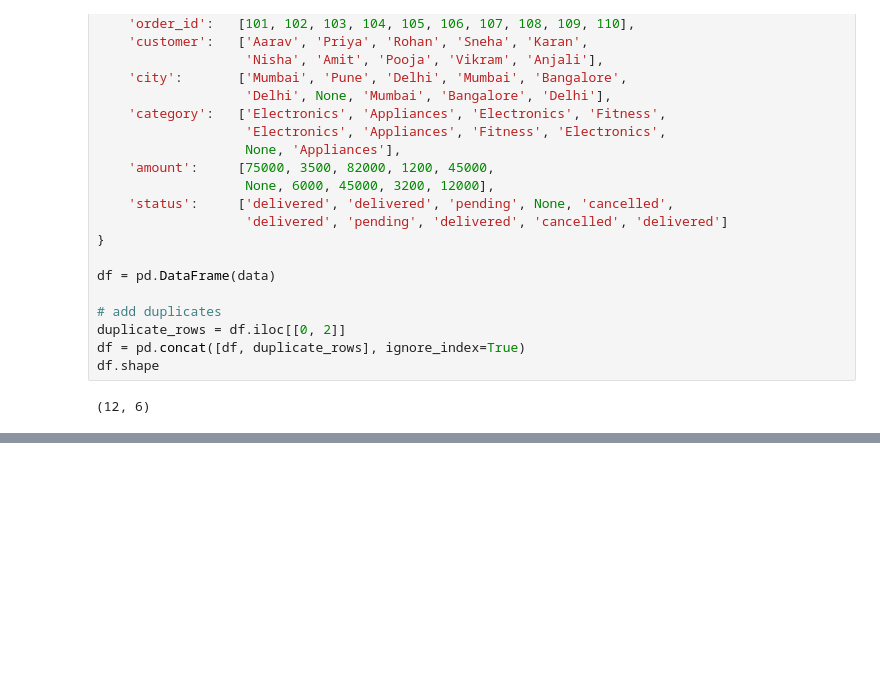
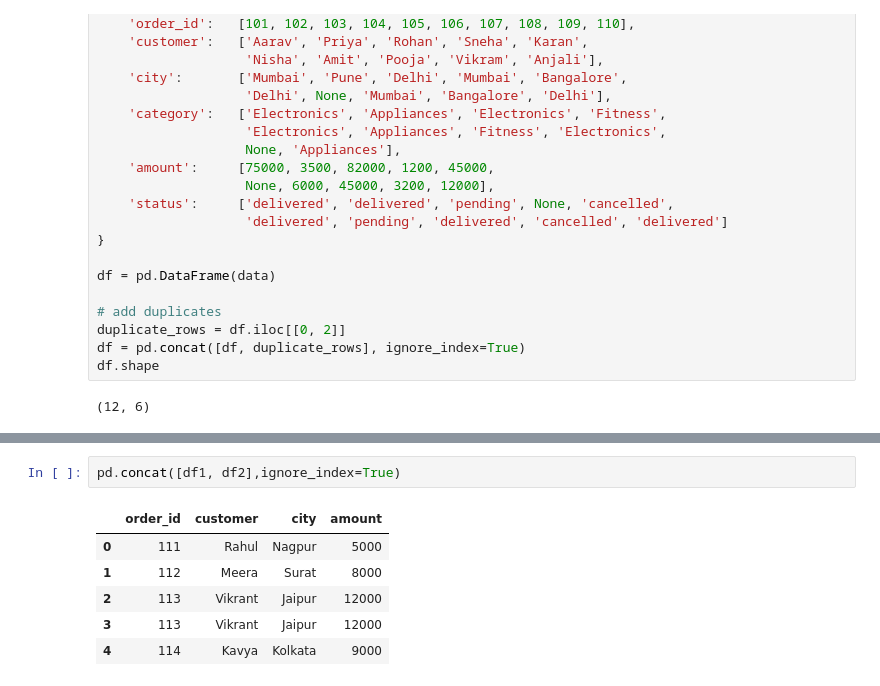
Before and after one commit to Bhakti77/pandas, a Jupyter notebook: Pandas_Intermediate.ipynb, the cells around one changed output, grey strips where cells are left out. Saved outputs shown, nothing was run; the diff lists cells and outputs as text; blank space fills up the shorter version.

```diff
--- a/Pandas_Intermediate.ipynb
+++ b/Pandas_Intermediate.ipynb
@@ -155,0 +211,9 @@ dtype: bool
+# %%
+pd.concat([df1, df2],ignore_index=True)
+# %% [output]
+|  | order_id | customer | city | amount |
+| 0 | 111 | Rahul | Nagpur | 5000 |
+| 1 | 112 | Meera | Surat | 8000 |
+| 2 | 113 | Vikrant | Jaipur | 12000 |
+| 3 | 113 | Vikrant | Jaipur | 12000 |
+| 4 | 114 | Kavya | Kolkata | 9000 |
```
Also changed, not shown: parts of 12 cells of this notebook.
